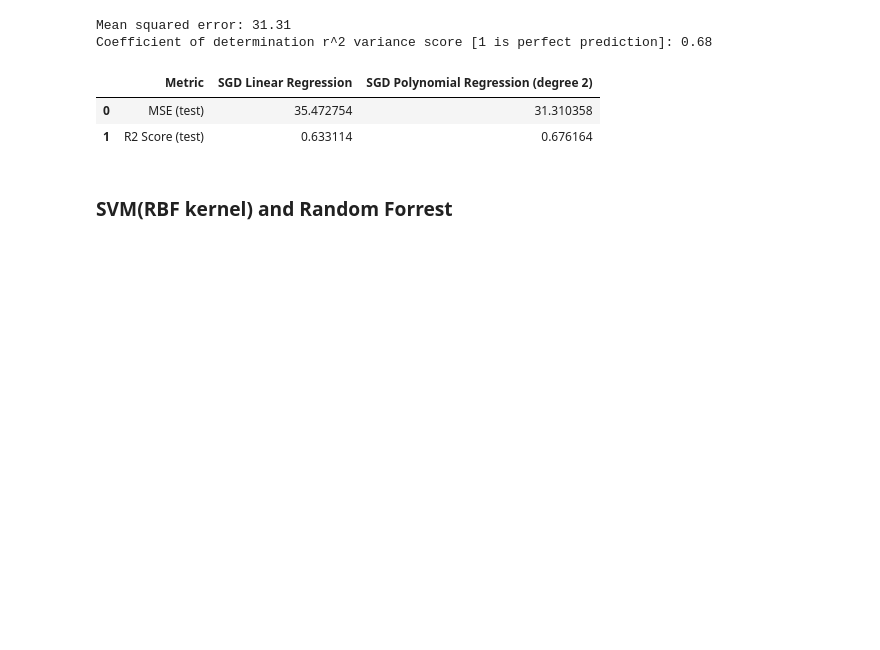
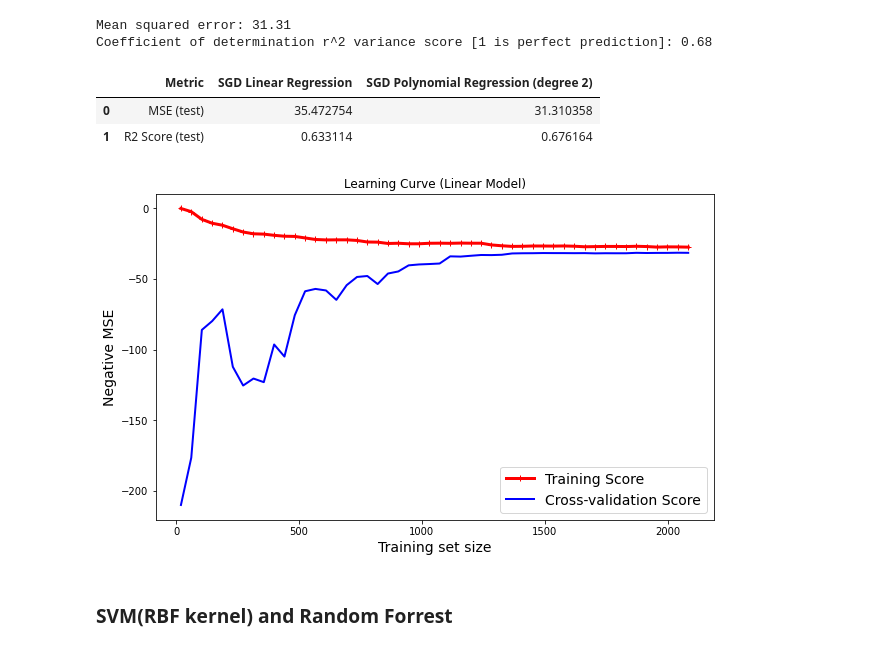
Before and after one commit to CSCE478-ML/Final-project, a Jupyter notebook: Model_Testing.ipynb, the cells around one changed output. Drawn from its saved outputs; the diff is of its cells as text; code cells hidden in the pictures; blank space fills up the shorter version.

Commit message:
Learning curve

```diff
--- a/Model_Testing.ipynb
+++ b/Model_Testing.ipynb
@@ -528,5 +529,35 @@ pd.DataFrame(data, columns=["Metric", "SGD Linear Regression", "SGD Polynomial R
 |  | Metric | SGD Linear Regression | SGD Polynomial Regression (degree 2) |
 | 0 | MSE (test) | 35.472754 | 31.310358 |
 | 1 | R2 Score (test) | 0.633114 | 0.676164 |
+# %%
+poly_features = PolynomialFeatures(degree=2, include_bias=False)
+X_train_poly = poly_features.fit_transform(X_train)
+# %%
+# Create CV training and validation scores for various training set sizes
+train_sizes, train_scores, val_scores = learning_curve(Ridge(alpha=0.94, solver='sparse_cg'), X_train_poly, y_train, cv=5,
+                                                        scoring='neg_mean_squared_error',
+                                                        train_sizes=np.linspace(0.01, 1.0, 50),
+                                                        n_jobs=-1)
+
+
+# Create means and standard deviations of training set scores
+train_mean = np.mean(train_scores, axis=1)
+train_std = np.std(train_scores, axis=1)
+
+# Create means and standard deviations of validation set scores
+val_mean = np.mean(val_scores, axis=1)
+val_std = np.std(val_scores, axis=1)
+
+
+plt.figure(figsize=(10, 6))
+plt.plot(train_sizes, train_mean, "r-+", linewidth=3, label="Training Score")
+plt.plot(train_sizes, val_mean, "b-", linewidth=2, label="Cross-validation Score")
+plt.legend(loc="best", fontsize=14)
+plt.xlabel("Training set size", fontsize=14)
+plt.ylabel("Negative MSE", fontsize=14)
+plt.title("Learning Curve (Linear Model)")
+plt.show()
+# %% [output]
+[figure, added]
 # %% [markdown]
 ### SVM(RBF kernel) and Random Forrest
```
Also changed, not shown: parts of 1 cell of this notebook.
